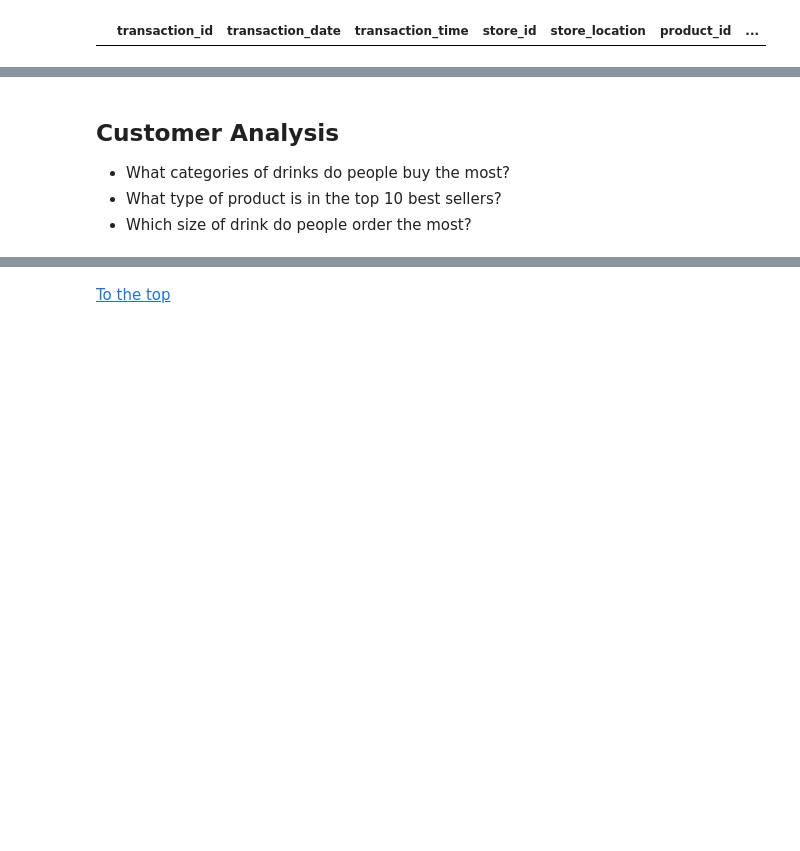
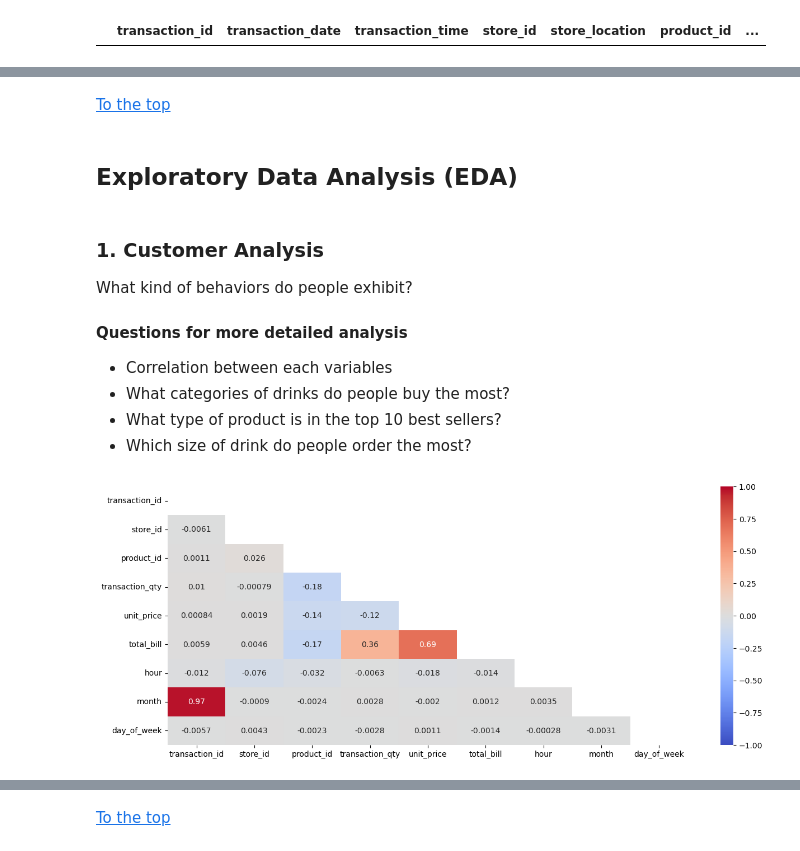
Before and after one commit to knt-ktsg/Project, a Jupyter notebook: Coffee_Sales_Analysis.ipynb, the cells around one changed output, grey strips where cells are left out. Cells and saved outputs as stored; diff of their text form; code cells hidden in the pictures; blank space fills up the shorter version.

```diff
--- a/Coffee_Sales_Analysis.ipynb
+++ b/Coffee_Sales_Analysis.ipynb
@@ -78,9 +136,23 @@ df = df.rename(columns = {"Total_Bill" : "total_bill", "Size": "size", "Month Na
+# %% [markdown]
+[To the top](#0)
+# %% [markdown]
+## **Exploratory Data Analysis (EDA)** <a id=2></a>
 # %% [markdown]
-<a id=1></a>
-## Customer Analysis
+### 1. Customer Analysis <a id=3></a>
+What kind of behaviors do people exhibit?
+#### Questions for more detailed analysis
+* Correlation between each variables
 * What categories of drinks do people buy the most?
 * What type of product is in the top 10 best sellers?
 * Which size of drink do people order the most?
+# %%
+corr = df_outlier.corr()
+plt.figure(figsize=(15,6))
+mask = np.triu(np.ones_like(corr))
+sns.heatmap(corr, vmax=1, vmin=-1, annot=True, cmap='coolwarm', mask=mask)
+plt.show()
+# %% [output]
+[figure, added]
 # %%
 plt.figure(figsize=(20,6))
 plt.subplot(1,3,1)
```
Also changed, not shown: parts of 25 cells of this notebook, 1 other file.
